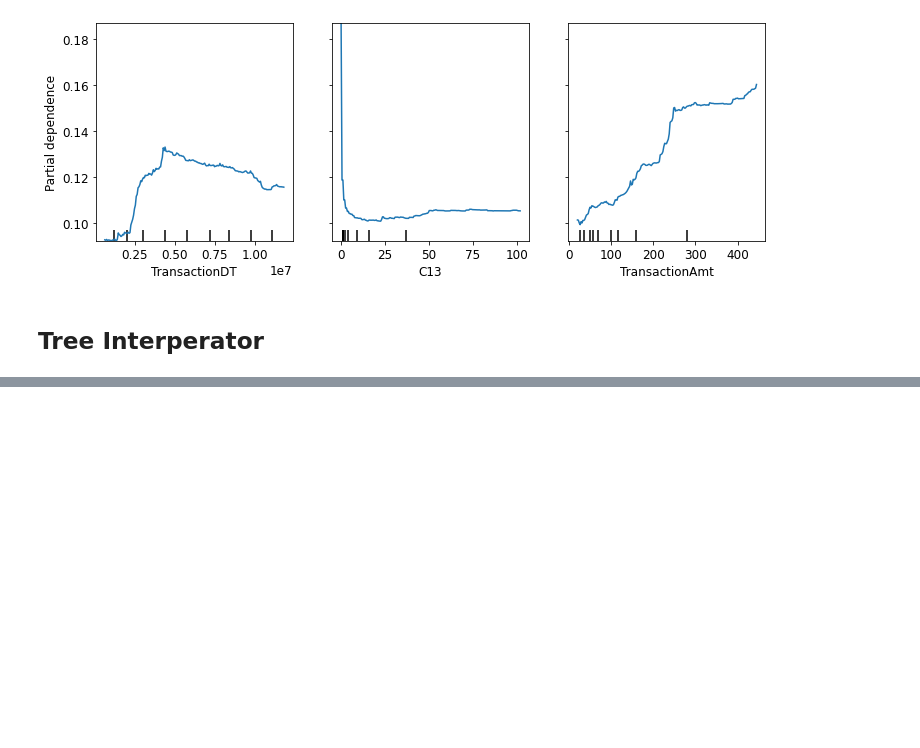
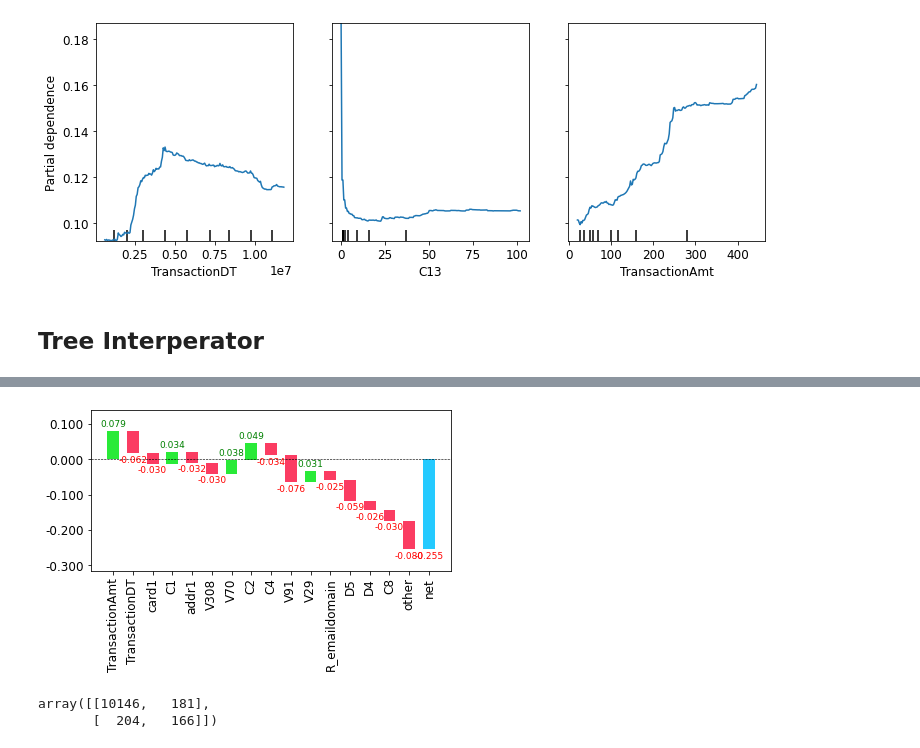
Before and after one commit to BoronII/fraud-detection-pytorch-scikit-fastai, a Jupyter notebook: 02B_RF without feature engineering and with V features.ipynb, the cells around one changed output, grey strips where cells are left out. Saved outputs shown, nothing was run; the diff lists cells and outputs as text; code cells hidden in the pictures; blank space fills up the shorter version.

```diff
--- a/02B_RF without feature engineering and with V features.ipynb
+++ b/02B_RF without feature engineering and with V features.ipynb
@@ -788,0 +820,4 @@ waterfall(valid_xs_imp.columns, contributions[0][:,1], threshold=0.08,
+# %%
+waterfall(valid_xs_imp.columns, contributions[0][:,1], threshold=0.3,
+          rotation_value=90, formatting='{:,.3f}')
+# %% [output]
@@ -788,0 +825 @@ waterfall(valid_xs_imp.columns, contributions[0][:,1], threshold=0.08,
+[figure, added]
@@ -788,0 +830,5 @@ waterfall(valid_xs_imp.columns, contributions[0][:,1], threshold=0.08,
+# %%
+cm
+# %% [output]
+array([[10146,   181],
+       [  204,   166]])
```
Also changed, not shown: parts of 18 cells of this notebook, 2 other files.
